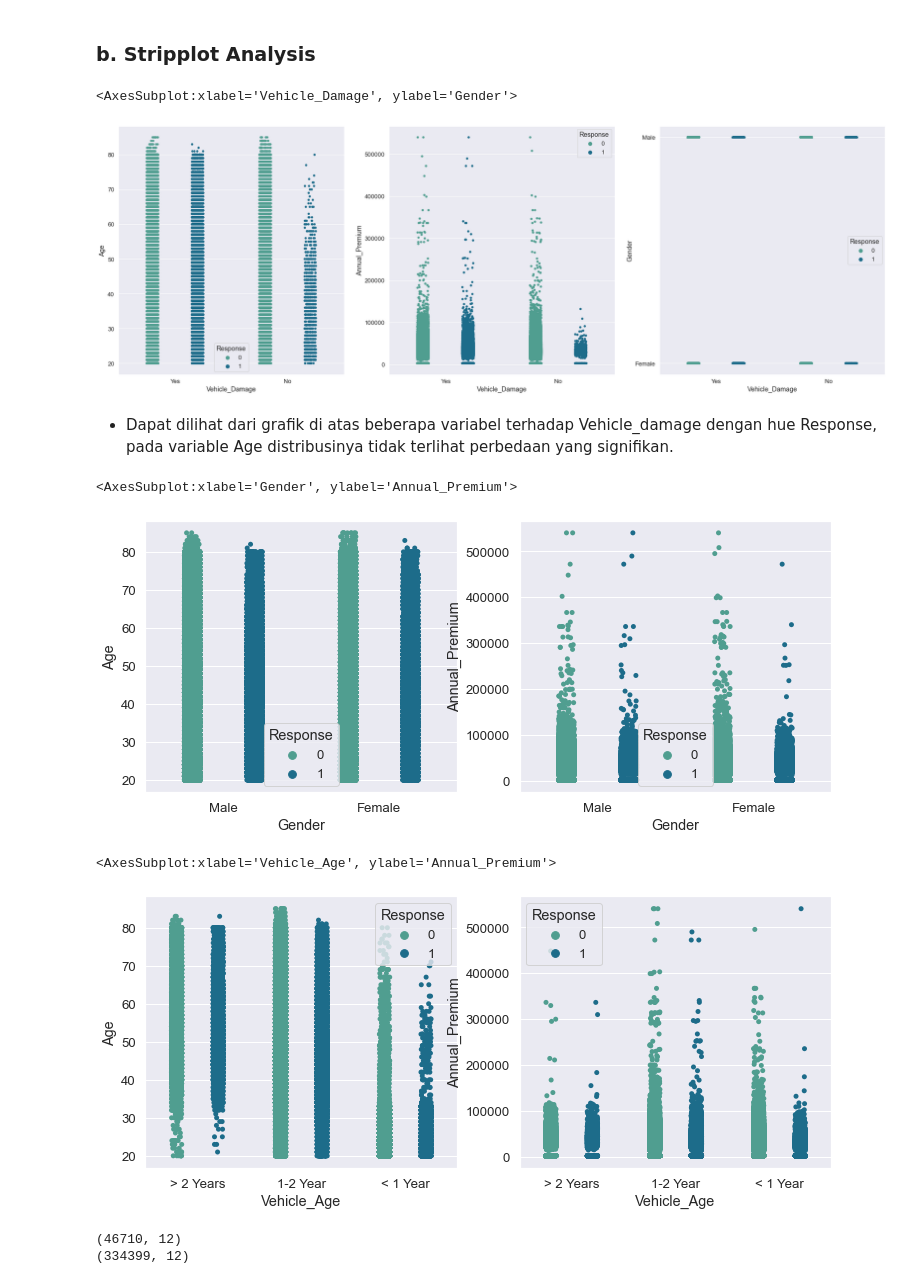
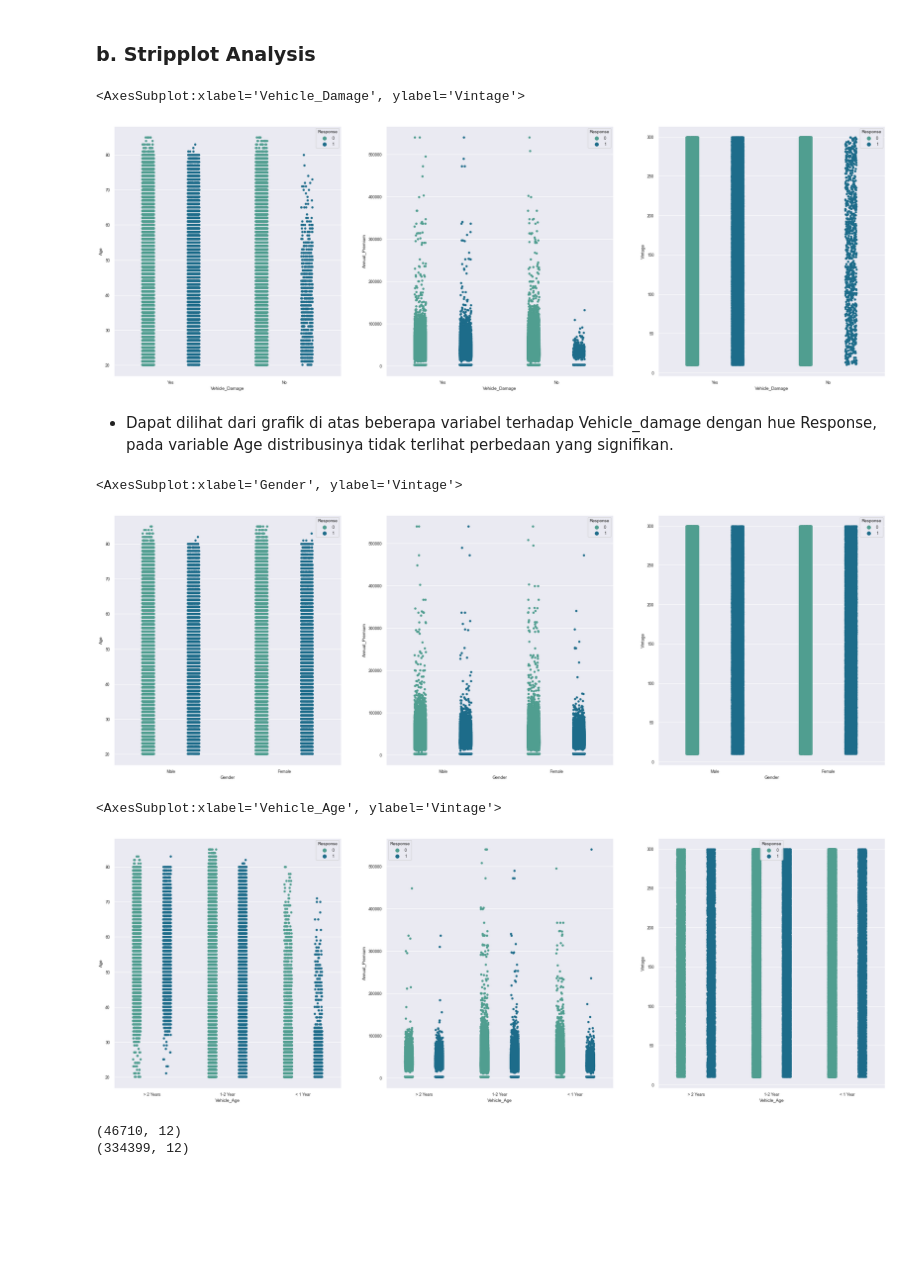
Before and after one commit to anggitask/Hello_Sigma, a Jupyter notebook: FinPro Sigma EDA.ipynb, the cells around one changed output. Saved outputs shown, nothing was run; the diff lists cells and outputs as text; code cells hidden in the pictures; blank space fills up the shorter version.

```diff
--- a/FinPro Sigma EDA.ipynb
+++ b/FinPro Sigma EDA.ipynb
@@ -252,10 +252,11 @@ for i in range(0, len(fitur)):
 # %% [output]
 [figure]
 # %%
-freqPolicy_Sales_Channel = cat['Policy_Sales_Channel'].value_counts(ascending=True)
-freqPolicy_Sales_Channel.plot(kind='barh')
-plt.rcParams['figure.figsize'] = (20,50)
-plt.ylabel('Policy_Sales_Channel')
-plt.xlabel('Frekuensi')
+freqPolicy_Sales_Channel = cat['Policy_Sales_Channel'].value_counts(ascending=False)
+freqPolicy_Sales_Channel.plot(kind='bar')
+plt.rcParams['figure.figsize'] = (30,20)
+sns.set(font_scale=0.8)
+plt.xlabel('Policy_Sales_Channel')
+plt.ylabel('Frekuensi')
 plt.show()
 # %% [output]
@@ -311,32 +312,40 @@ plt.subplot(1, 3, 2)
 sns.stripplot(data=df, x="Vehicle_Damage", y="Annual_Premium", hue='Response',dodge=True, palette='crest')
 
 plt.subplot(1, 3, 3)
-sns.stripplot(data=df, x="Vehicle_Damage", y="Gender", hue='Response',dodge=True, palette='crest')
+sns.stripplot(data=df, x="Vehicle_Damage", y="Vintage", hue='Response',dodge=True, palette='crest')
 # %% [output]
-<AxesSubplot:xlabel='Vehicle_Damage', ylabel='Gender'>
+<AxesSubplot:xlabel='Vehicle_Damage', ylabel='Vintage'>
-[figure, old version]
+[figure, new version]
 # %% [markdown]
 - Dapat dilihat dari grafik di atas beberapa variabel terhadap Vehicle_damage dengan hue Response, pada variable Age distribusinya tidak terlihat perbedaan yang signifikan.
 # %%
-fig = plt.figure(figsize=(19,5))
+fig = plt.figure(figsize=(30,10))
+
 plt.subplot(1, 3, 1)
 sns.stripplot(data=df, x="Gender", y="Age", hue='Response',dodge=True, palette='crest')
 
 plt.subplot(1, 3, 2)
 sns.stripplot(data=df, x="Gender", y="Annual_Premium", hue='Response',dodge=True, palette='crest')
+
+plt.subplot(1, 3, 3)
+sns.stripplot(data=df, x="Gender", y="Vintage", hue='Response',dodge=True, palette='crest')
 # %% [output]
-<AxesSubplot:xlabel='Gender', ylabel='Annual_Premium'>
+<AxesSubplot:xlabel='Gender', ylabel='Vintage'>
-[figure, old version]
+[figure, new version]
 # %%
-fig = plt.figure(figsize=(19,5))
+fig = plt.figure(figsize=(30,10))
+
 plt.subplot(1, 3, 1)
 sns.stripplot(data=df, x="Vehicle_Age", y="Age", hue='Response',dodge=True, palette='crest')
 
 plt.subplot(1, 3, 2)
 sns.stripplot(data=df, x="Vehicle_Age", y="Annual_Premium", hue='Response',dodge=True, palette='crest')
+
+plt.subplot(1, 3, 3)
+sns.stripplot(data=df, x="Vehicle_Age", y="Vintage", hue='Response',dodge=True, palette='crest')
 # %% [output]
-<AxesSubplot:xlabel='Vehicle_Age', ylabel='Annual_Premium'>
+<AxesSubplot:xlabel='Vehicle_Age', ylabel='Vintage'>
-[figure, old version]
+[figure, new version]
 # %%
 yes_resp = df[df["Response"]==1]
 no_resp = df[df["Response"]==0]
```
Also changed, not shown: parts of 1 cell of this notebook.
